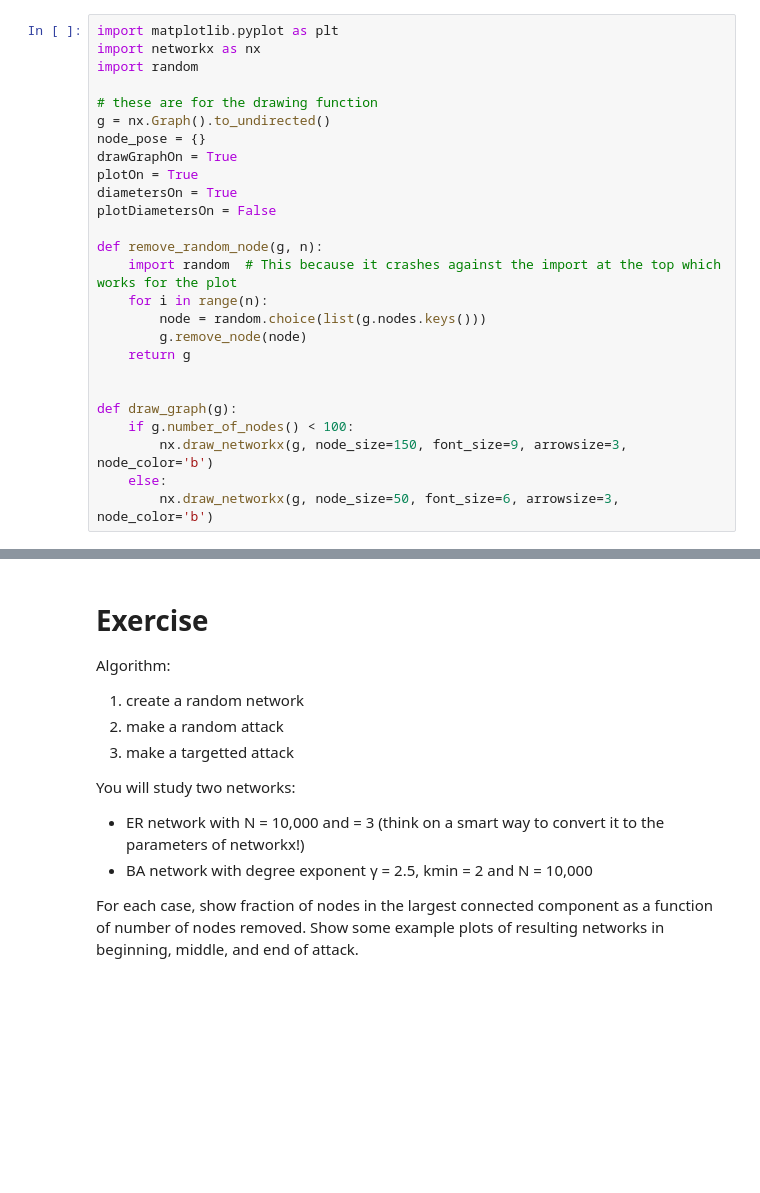
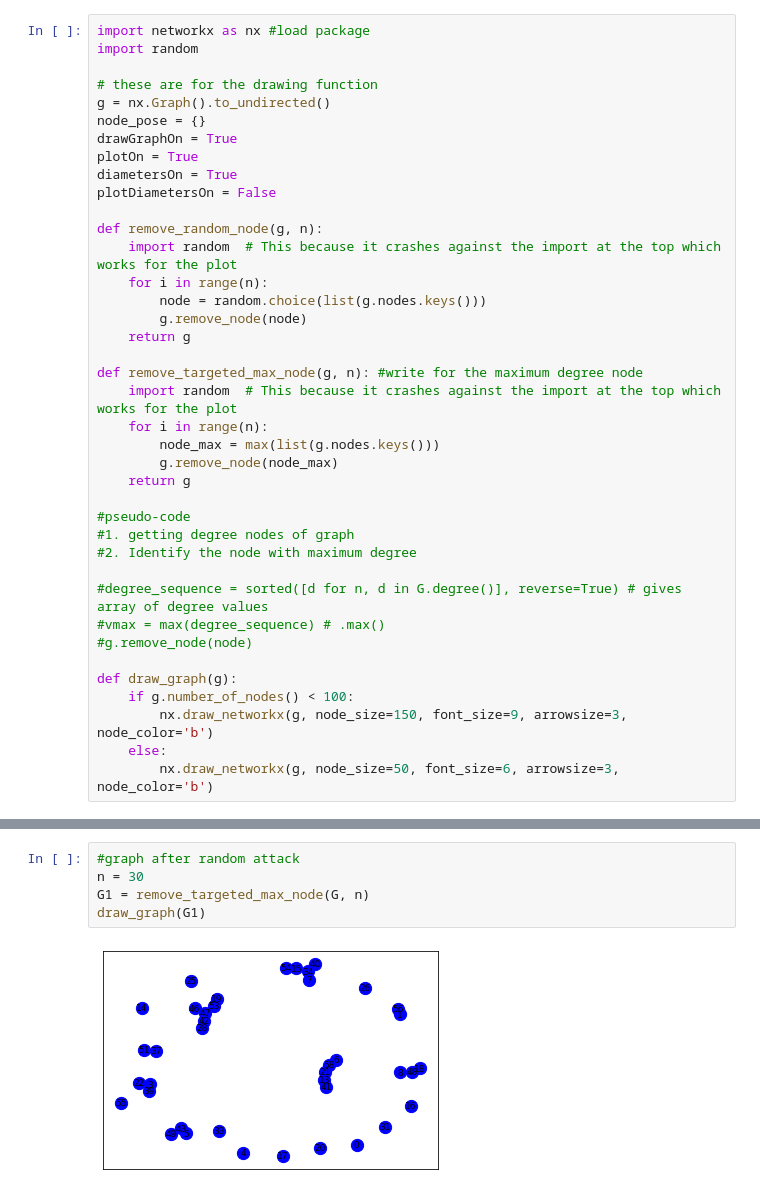
Before and after one commit to Big-data-course-CRI/materials_big_data_cri_2019, a Jupyter notebook: resources Python/robustness_network.ipynb, the cells around one changed output, grey strips where cells are left out. Saved outputs shown, nothing was run; the diff lists cells and outputs as text; blank space fills up the shorter version.

Commit message:
robustness network notebook from Aditya

```diff
--- a/resources Python/robustness_network.ipynb
+++ b/resources Python/robustness_network.ipynb
@@ -5,6 +1,5 @@
 # %%
-import matplotlib.pyplot as plt
-import networkx as nx
+import networkx as nx #load package
 import random
 
 # these are for the drawing function
@@ -22,6 +17,20 @@ def remove_random_node(g, n):
         g.remove_node(node)
     return g
 
+def remove_targeted_max_node(g, n): #write for the maximum degree node
+    import random  # This because it crashes against the import at the top which works for the plot
+    for i in range(n):
+        node_max = max(list(g.nodes.keys()))
+        g.remove_node(node_max)
+    return g
+
+#pseudo-code
+#1. getting degree nodes of graph
+#2. Identify the node with maximum degree
+
+#degree_sequence = sorted([d for n, d in G.degree()], reverse=True) # gives array of degree values
+#vmax = max(degree_sequence) # .max()
+#g.remove_node(node)
 
 def draw_graph(g):
     if g.number_of_nodes() < 100:
@@ -48,12 +56,7 @@ draw_graph(G1)
-# %% [markdown]
-# Exercise
-Algorithm:
-1. create a random network
-2. make a random attack
-3. make a targetted attack
-
-You will study two networks:
-- ER network with N = 10,000 and <k> = 3 (think on a smart way to convert it to the parameters of networkx!)
-- BA network with degree exponent γ = 2.5, kmin = 2 and N = 10,000
-
-For each case, show fraction of nodes in the largest connected component as a function of number of nodes removed. Show some example plots of resulting networks in beginning, middle, and end of attack.
+# %%
+#graph after random attack
+n = 30
+G1 = remove_targeted_max_node(G, n)
+draw_graph(G1)
+# %% [output]
+[figure, added]
```
Also changed, not shown: parts of 6 cells of this notebook.
